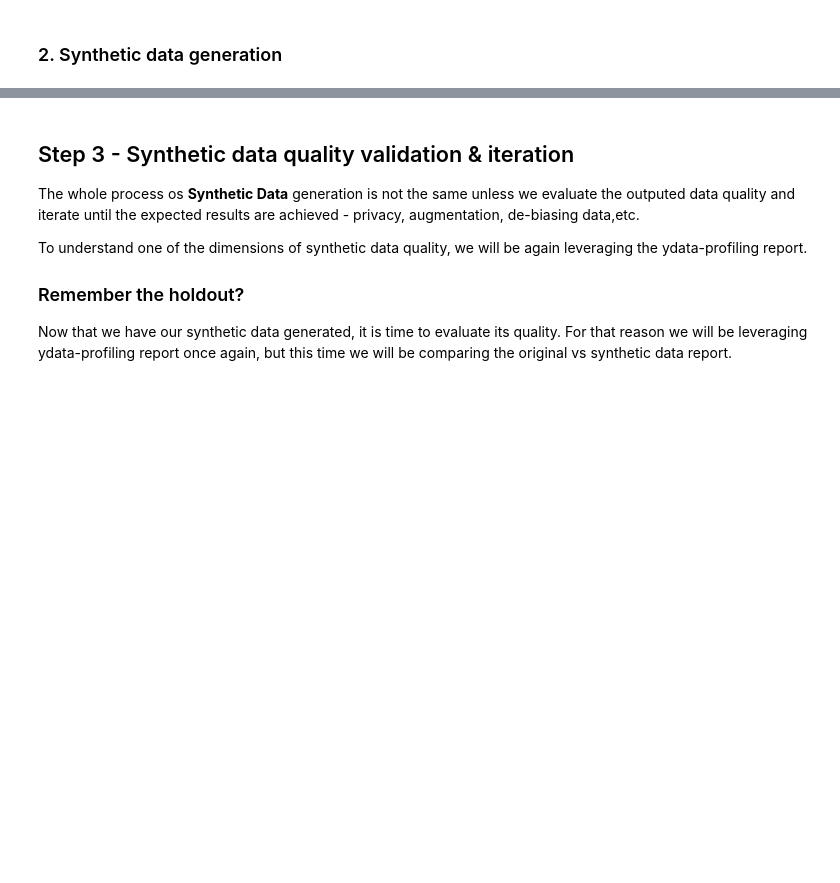
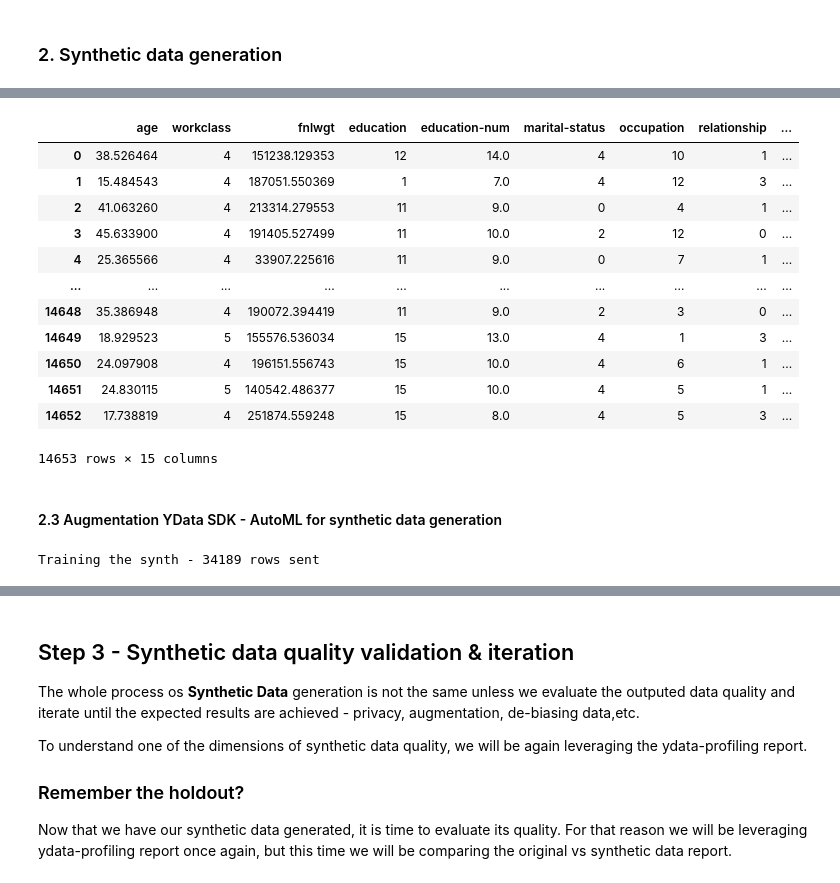
Before and after one commit to Data-Centric-AI-Community/awesome-python-for-data-science, a Jupyter notebook: workshop-syntheticdata-generation/Workshop_Synthetic_data_generation_How_and_why.ipynb, the cells around one changed output, grey strips where cells are left out. Cells and saved outputs as stored; diff of their text form; code cells hidden in the pictures; blank space fills up the shorter version.

```diff
--- a/workshop-syntheticdata-generation/Workshop_Synthetic_data_generation_How_and_why.ipynb
+++ b/workshop-syntheticdata-generation/Workshop_Synthetic_data_generation_How_and_why.ipynb
@@ -83,11 +119,12 @@ Because GANs training can take from minutes to hours depending on the size of th
 But what would be the results if we have used CTGAN to balance our data? Would it bring more variability and help our model generalize?
 # %%
 #add here the code for the challenge.
-from ydata_synthetic.regular import RegularSynthesizer
+from ydata_synthetic.synthesizers.regular import RegularSynthesizer
+from ydata_synthetic.synthesizers import ModelParameters, TrainParameters
 
 # Defining the training parameters
 batch_size = 500
-epochs = 500+1
+epochs = 100+1
 learning_rate = 2e-4
 beta_1 = 0.5
 beta_2 = 0.9
@@ -106,4 +161,18 @@ synth.fit(data=data, train_arguments=train_args, num_cols=num_cols, cat_cols=cat
 # %%
 #Decide what is the size of the synthetic sample that you expect to generate to balance the original data
-synth_data = synth.sample(num_sample=len(X_Hold))
-print(synth_data)
+synth_data = synth.sample(n_samples=len(X_Hold))
+synth_data
+# %% [output]
+|  | age | workclass | fnlwgt | education | education-num | marital-status | occupation | relationship | ... |
+| 0 | 38.526464 | 4 | 151238.129353 | 12 | 14.0 | 4 | 10 | 1 | ... |
+| 1 | 15.484543 | 4 | 187051.550369 | 1 | 7.0 | 4 | 12 | 3 | ... |
+| 2 | 41.063260 | 4 | 213314.279553 | 11 | 9.0 | 0 | 4 | 1 | ... |
+| 3 | 45.633900 | 4 | 191405.527499 | 11 | 10.0 | 2 | 12 | 0 | ... |
+| 4 | 25.365566 | 4 | 33907.225616 | 11 | 9.0 | 0 | 7 | 1 | ... |
+| ... | ... | ... | ... | ... | ... | ... | ... | ... | ... |
+| 14648 | 35.386948 | 4 | 190072.394419 | 11 | 9.0 | 2 | 3 | 0 | ... |
+| 14649 | 18.929523 | 5 | 155576.536034 | 15 | 13.0 | 4 | 1 | 3 | ... |
+| 14650 | 24.097908 | 4 | 196151.556743 | 15 | 10.0 | 4 | 6 | 1 | ... |
+| 14651 | 24.830115 | 5 | 140542.486377 | 15 | 10.0 | 4 | 5 | 1 | ... |
+| 14652 | 17.738819 | 4 | 251874.559248 | 15 | 8.0 | 4 | 5 | 3 | ... |
+14653 rows × 15 columns
@@ -109,0 +181,2 @@ print(synth_data)
+# %% [markdown]
+#### 2.3 Augmentation YData SDK - AutoML for synthetic data generation
@@ -109,0 +185,13 @@ print(synth_data)
+# %%
+import os
+# Do not forget to add your token as env variables
+os.environ["YDATA_TOKEN"] = 'eyJhbGciOiJIUzI1NiIsInR5cCI6IkpXVCJ9.eyJuYW1lIjoiRmFiaWFuYSBDbGVtZW50ZSIsImVtYWlsIjoiZmFiaWFuYS5jbGVtZW50ZUB5ZGF0YS5haSIsImV4cCI6MTcxNTkxOTE4NCwiaWF0IjoxNzE1ODMyNzg0fQ.cpgpFAgcc2uDlATxfBthZ-5qxv1sjsclommb3hH8dAs'
+
+from ydata.sdk.dataset import get_dataset
+from ydata.sdk.synthesizers import RegularSynthesizer
+synth = RegularSynthesizer()
+# We train the synthesizer on our dataset
+synth.fit(data)
+print('Training the synth - 34189 rows sent')
+# %% [output]
+Training the synth - 34189 rows sent
```
Also changed, not shown: parts of 11 cells of this notebook, 2 other files.
